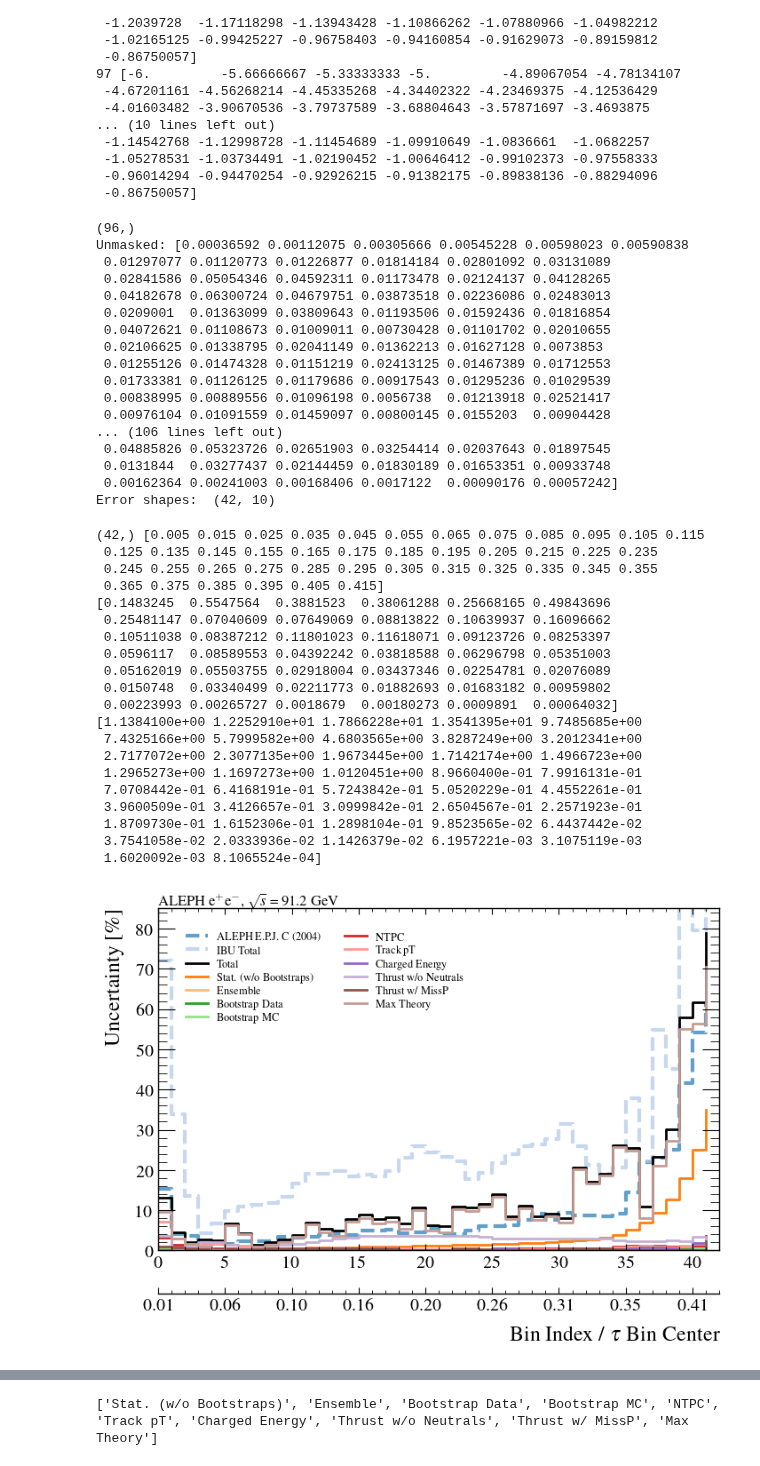
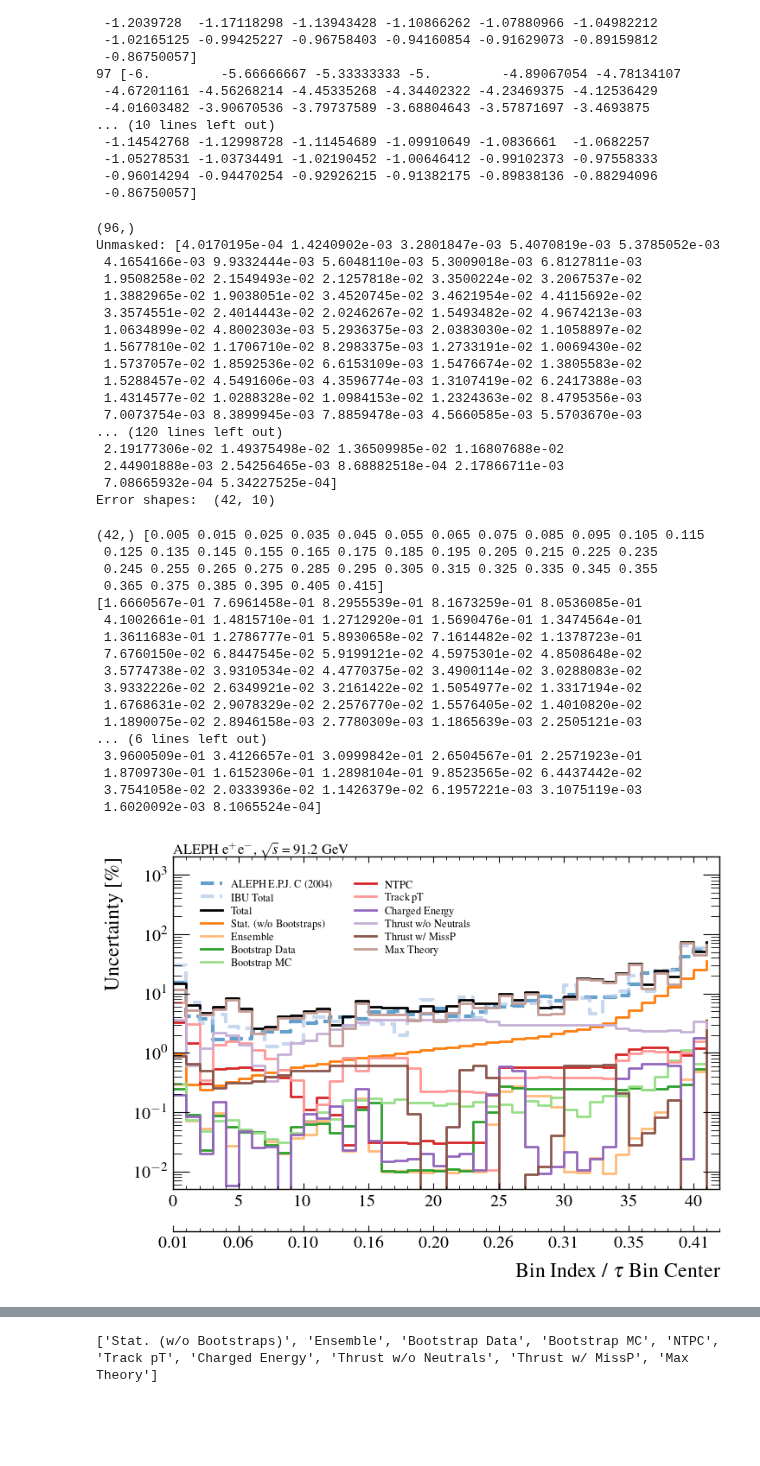
Before and after one commit to badeaa3/unfold-ee-logtau, a Jupyter notebook: Plotting/VisualizeResult.ipynb, the cells around one changed output, grey strips where cells are left out. Drawn from its saved outputs; the diff is of its cells as text; code cells hidden in the pictures; blank space fills up the shorter version.

```diff
--- a/Plotting/VisualizeResult.ipynb
+++ b/Plotting/VisualizeResult.ipynb
@@ -50,9 +50,10 @@ GlobalPathConf = {
             # "/home/badea/e+e-/aleph/unfold-ee-logtau/results/training-9755a231/", # N=10 new training
             # "/home/badea/e+e-/aleph/unfold-ee-logtau/results/training-950f3660/", # N=10 new training
             # "/home/badea/e+e-/aleph/unfold-ee-logtau/results/training-81e396c6/", # N=10 new training with tensorflow+omnifold versions
-            "/home/badea/e+e-/aleph/unfold-ee-logtau/results/training-7efcc4c6/", # N=100 only theory
+            # "/home/badea/e+e-/aleph/unfold-ee-logtau/results/training-7efcc4c6/", # N=100 only theory
             "/home/badea/e+e-/aleph/unfold-ee-logtau/results/training-06dd2025/", # N=100 everything
             "/home/badea/e+e-/aleph/unfold-ee-logtau/results/training-f3395dfe/", # N=100 additional 5 boostrap mc and data
+            "/home/badea/e+e-/aleph/unfold-ee-logtau/results/training-ae8f9287", # N=100 only ensembled theory
             # "/home/badea/e+e-/aleph/temp/training-cda2f380", # N=10 theory only on NERSC
         ],
         "new_mc" : "/home/badea/e+e-/aleph/derivations/20250527/"
@@ -84,7 +85,7 @@ THRUST,THRUST LOW,THRUST HIGH,(1/SIG)*D(SIG)/DTHRUST,stat +,stat -,sys_1 +,sys_1
 None
 # %%
 ibu_results = {}
-ibu_results["tau"] = np.load("/home/badea/e+e-/aleph/unfold-ee-logtau/ibu_results/training-be9fb5f7/ibu_results.npz")
+ibu_results["tau"] = np.load("/home/badea/e+e-/aleph/unfold-ee-logtau/ibu_results/training-065e8543/ibu_results.npz")
 # %%
 # Load the data
 import json
@@ -460,7 +467,7 @@ for key, val in conf.items():
                         mc_counts = plots[key][f"unifold_{binType}_{systType}{iW}"][0], # theory variation counts
                         mc_err = plots[key][f"unifold_{binType}_{systType}{iW}"][1], # theory variation stat error
                         rel_mc_unc_max = 20,
-                        pull_abs_max = 4,
+                        pull_abs_max = 10,
                     ))
 
         # compute totals
@@ -557,21 +564,21 @@ for key, val in conf.items():
         # plt.close()
 # %% [output]
 (96,)
-Unmasked: [0.00036592 0.00112075 0.00305666 0.00545228 0.00598023 0.00590838
- 0.01297077 0.01120773 0.01226877 0.01814184 0.02801092 0.03131089
- 0.02841586 0.05054346 0.04592311 0.01173478 0.02124137 0.04128265
- 0.04182678 0.06300724 0.04679751 0.03873518 0.02236086 0.02483013
- 0.0209001  0.01363099 0.03809643 0.01193506 0.01592436 0.01816854
- 0.04072621 0.01108673 0.01009011 0.00730428 0.01101702 0.02010655
- 0.02106625 0.01338795 0.02041149 0.01362213 0.01627128 0.0073853
- 0.01255126 0.01474328 0.01151219 0.02413125 0.01467389 0.01712553
- 0.01733381 0.01126125 0.01179686 0.00917543 0.01295236 0.01029539
- 0.00838995 0.00889556 0.01096198 0.0056738  0.01213918 0.02521417
- 0.00976104 0.01091559 0.01459097 0.00800145 0.0155203  0.00904428
-... (106 lines left out)
- 0.04885826 0.05323726 0.02651903 0.03254414 0.02037643 0.01897545
- 0.0131844  0.03277437 0.02144459 0.01830189 0.01653351 0.00933748
- 0.00162364 0.00241003 0.00168406 0.0017122  0.00090176 0.00057242]
+Unmasked: [4.0170195e-04 1.4240902e-03 3.2801847e-03 5.4070819e-03 5.3785052e-03
+ 4.1654166e-03 9.9332444e-03 5.6048110e-03 5.3009018e-03 6.8127811e-03
+ 1.9508258e-02 2.1549493e-02 2.1257818e-02 3.3500224e-02 3.2067537e-02
+ 1.3882965e-02 1.9038051e-02 3.4520745e-02 3.4621954e-02 4.4115692e-02
+ 3.3574551e-02 2.4014443e-02 2.0246267e-02 1.5493482e-02 4.9674213e-03
+ 1.0634899e-02 4.8002303e-03 5.2936375e-03 2.0383030e-02 1.1058897e-02
+ 1.5677810e-02 1.1706710e-02 8.2983375e-03 1.2733191e-02 1.0069430e-02
+ 1.5737057e-02 1.8592536e-02 6.6153109e-03 1.5476674e-02 1.3805583e-02
+ 1.5288457e-02 4.5491606e-03 4.3596774e-03 1.3107419e-02 6.2417388e-03
+ 1.4314577e-02 1.0288328e-02 1.0984153e-02 1.2324363e-02 8.4795356e-03
+ 7.0073754e-03 8.3899945e-03 7.8859478e-03 4.5660585e-03 5.5703670e-03
+... (120 lines left out)
+ 2.19177306e-02 1.49375498e-02 1.36509985e-02 1.16807688e-02
+ 2.44901888e-03 2.54256465e-03 8.68882518e-04 2.17866711e-03
+ 7.08665932e-04 5.34227525e-04]
 Error shapes:  (42, 10)
 # %%
 import itertools
@@ -684,49 +691,46 @@ secax.set_xticklabels(sec_ticklabels)
 # secax.spines['bottom'].set_position(('outward', 70))  # move secondary axis 30 points below
 secax.spines['bottom'].set_position(('outward', 35))  # move secondary axis 30 points below
 secax.set_xlabel(
     r"Bin Index / $\log(\tau)$ Bin Center" if key == "logtau" else
     r"Bin Index / $\tau$ Bin Center"
 )
 
 # ax.set_xlabel("Bin Index") # $\log(\tau)$
 ax.set_xlabel("")
 ax.set_ylabel(ylabel)
 if key == "tau":
-    ax.set_ylim(0, 85)
-    # ax.set_yscale("log")
-    # ax.set_ylim(5*10**-3, 2*10**3)
+    # ax.set_ylim(0, 85)
+    ax.set_yscale("log")
+    ax.set_ylim(5*10**-3, 2*10**3)
     ax.set_xlim(0, 42)
 elif key == "logtau":
     ax.set_ylim(0, 50)
 else:
     print("What key?")
 ax.text(0, 1, r"ALEPH e$^{+}$e$^{-}$, $\sqrt{s}$ = 91.2 GeV", transform=ax.transAxes, ha='left', va='bottom', fontsize=12)
 ax.legend(ncol=2, fontsize=15 if plotTheoryOnly else 9, bbox_to_anchor=(0.02, 0.98), loc="upper left")
 outName = f"{key}_unifold_uncertainty_TheoryComparison.pdf" if plotTheoryOnly else f"{key}_unifold_uncertainty.pdf"
 # plt.savefig(outName, bbox_inches='tight')
 plt.show()
 # %% [output]
 (42,) [0.005 0.015 0.025 0.035 0.045 0.055 0.065 0.075 0.085 0.095 0.105 0.115
  0.125 0.135 0.145 0.155 0.165 0.175 0.185 0.195 0.205 0.215 0.225 0.235
  0.245 0.255 0.265 0.275 0.285 0.295 0.305 0.315 0.325 0.335 0.345 0.355
  0.365 0.375 0.385 0.395 0.405 0.415]
-[0.1483245  0.5547564  0.3881523  0.38061288 0.25668165 0.49843696
- 0.25481147 0.07040609 0.07649069 0.08813822 0.10639937 0.16096662
- 0.10511038 0.08387212 0.11801023 0.11618071 0.09123726 0.08253397
- 0.0596117  0.08589553 0.04392242 0.03818588 0.06296798 0.05351003
- 0.05162019 0.05503755 0.02918004 0.03437346 0.02254781 0.02076089
- 0.0150748  0.03340499 0.02211773 0.01882693 0.01683182 0.00959802
- 0.00223993 0.00265727 0.0018679  0.00180273 0.0009891  0.00064032]
-[1.1384100e+00 1.2252910e+01 1.7866228e+01 1.3541395e+01 9.7485685e+00
- 7.4325166e+00 5.7999582e+00 4.6803565e+00 3.8287249e+00 3.2012341e+00
- 2.7177072e+00 2.3077135e+00 1.9673445e+00 1.7142174e+00 1.4966723e+00
- 1.2965273e+00 1.1697273e+00 1.0120451e+00 8.9660400e-01 7.9916131e-01
- 7.0708442e-01 6.4168191e-01 5.7243842e-01 5.0520229e-01 4.4552261e-01
+[1.6660567e-01 7.6961458e-01 8.2955539e-01 8.1673259e-01 8.0536085e-01
+ 4.1002661e-01 1.4815710e-01 1.2712920e-01 1.5690476e-01 1.3474564e-01
+ 1.3611683e-01 1.2786777e-01 5.8930658e-02 7.1614482e-02 1.1378723e-01
+ 7.6760150e-02 6.8447545e-02 5.9199121e-02 4.5975301e-02 4.8508648e-02
+ 3.5774738e-02 3.9310534e-02 4.4770375e-02 3.4900114e-02 3.0288083e-02
+ 3.9332226e-02 2.6349921e-02 3.2161422e-02 1.5054977e-02 1.3317194e-02
+ 1.6768631e-02 2.9078329e-02 2.2576770e-02 1.5576405e-02 1.4010820e-02
+ 1.1890075e-02 2.8946158e-03 2.7780309e-03 1.1865639e-03 2.2505121e-03
+... (6 lines left out)
  3.9600509e-01 3.4126657e-01 3.0999842e-01 2.6504567e-01 2.2571923e-01
  1.8709730e-01 1.6152306e-01 1.2898104e-01 9.8523565e-02 6.4437442e-02
  3.7541058e-02 2.0333936e-02 1.1426379e-02 6.1957221e-03 3.1075119e-03
  1.6020092e-03 8.1065524e-04]
-[figure, old version]
+[figure, new version]
 # %%
 # plot
 fig, ax = plt.subplots(figsize=(8, 5))
```
Also changed, not shown: parts of 8 cells of this notebook, 2 other files.
